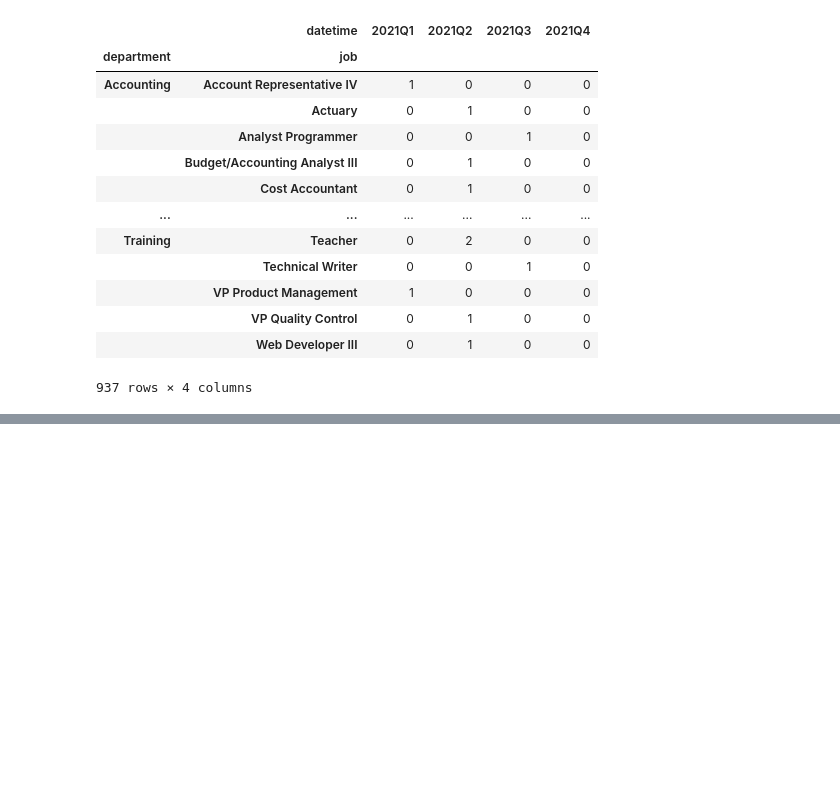
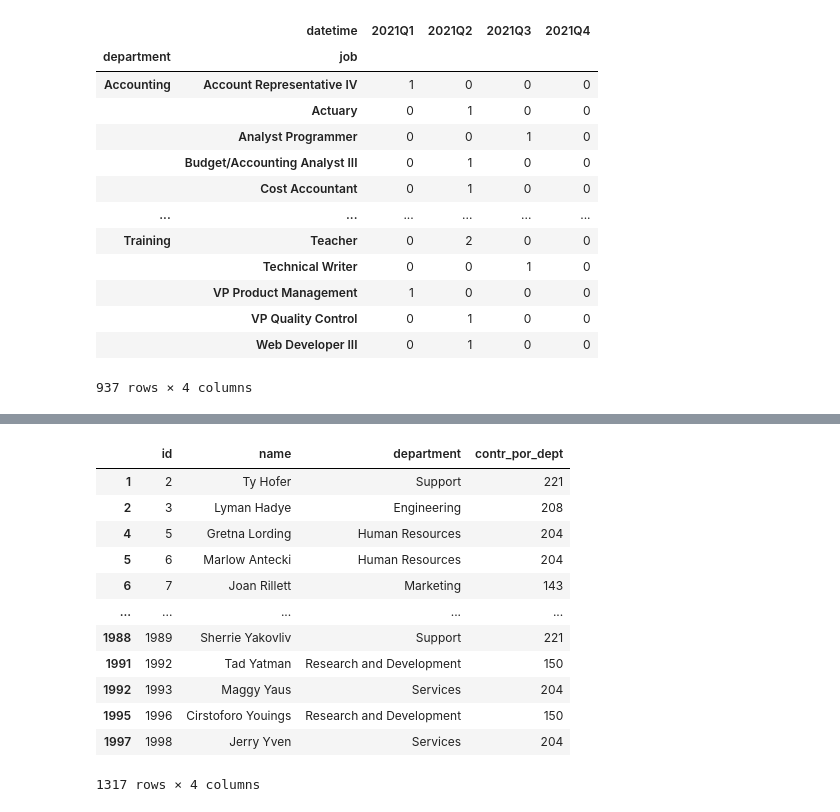
Before and after one commit to juanpsch/globant, a Jupyter notebook: Database1.ipynb, the cells around one changed output, grey strips where cells are left out. Cells and saved outputs as stored; diff of their text form; code cells hidden in the pictures; blank space fills up the shorter version.

```diff
--- a/Database1.ipynb
+++ b/Database1.ipynb
@@ -208,0 +187,3 @@ df.groupby(by='department',).count()
+# %%
+pordept = df['department'].value_counts()
+print('Contrataciones por departamento \n\n{}'.format(pordept))
@@ -208,0 +226,3 @@ df.groupby(by='department',).count()
+# %%
+dfdept = pordept.reset_index().rename(columns={'index': "department", 'department': "contr_por_dept"})
+dfdept
@@ -208,0 +243,18 @@ df.groupby(by='department',).count()
+# %%
+df1 = df[df['department'].isin(depsSupMedia)][['id', 'name', 'department']]
+resumen2 = df1.join(dfdept.set_index('department'), on='department')
+resumen2
+# %% [output]
+|  | id | name | department | contr_por_dept |
+| 1 | 2 | Ty Hofer | Support | 221 |
+| 2 | 3 | Lyman Hadye | Engineering | 208 |
+| 4 | 5 | Gretna Lording | Human Resources | 204 |
+| 5 | 6 | Marlow Antecki | Human Resources | 204 |
+| 6 | 7 | Joan Rillett | Marketing | 143 |
+| ... | ... | ... | ... | ... |
+| 1988 | 1989 | Sherrie Yakovliv | Support | 221 |
+| 1991 | 1992 | Tad Yatman | Research and Development | 150 |
+| 1992 | 1993 | Maggy Yaus | Services | 204 |
+| 1995 | 1996 | Cirstoforo Youings | Research and Development | 150 |
+| 1997 | 1998 | Jerry Yven | Services | 204 |
+1317 rows × 4 columns
```
Also changed, not shown: parts of 18 cells of this notebook.
